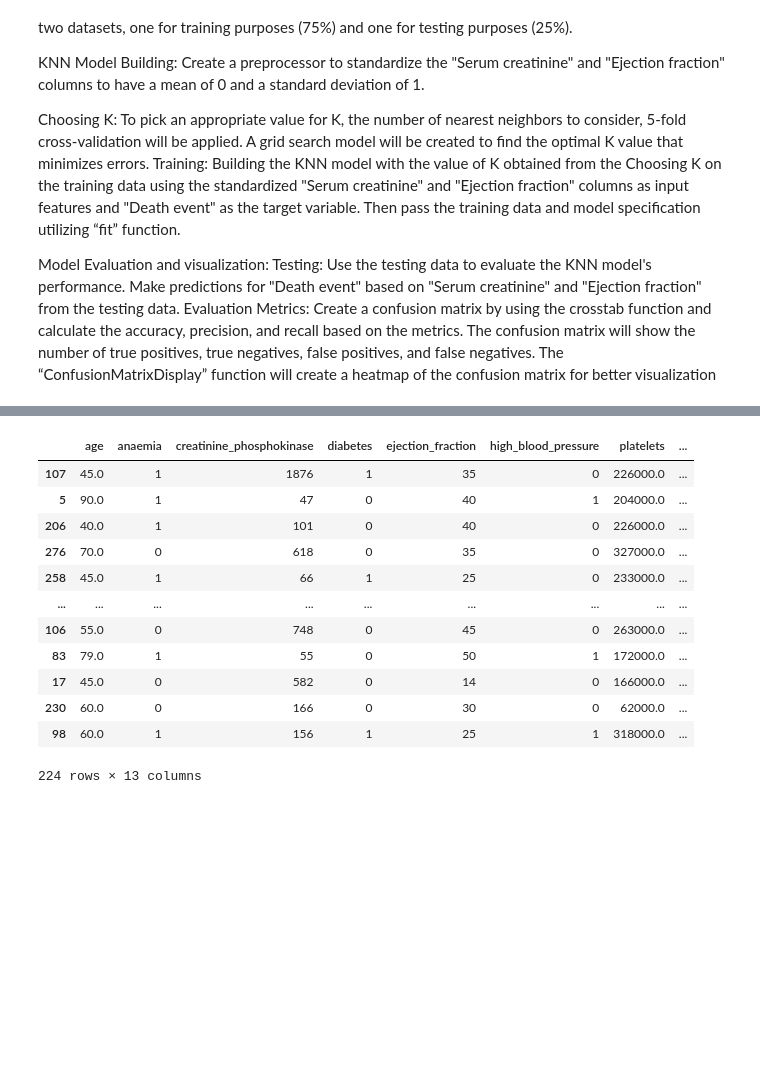
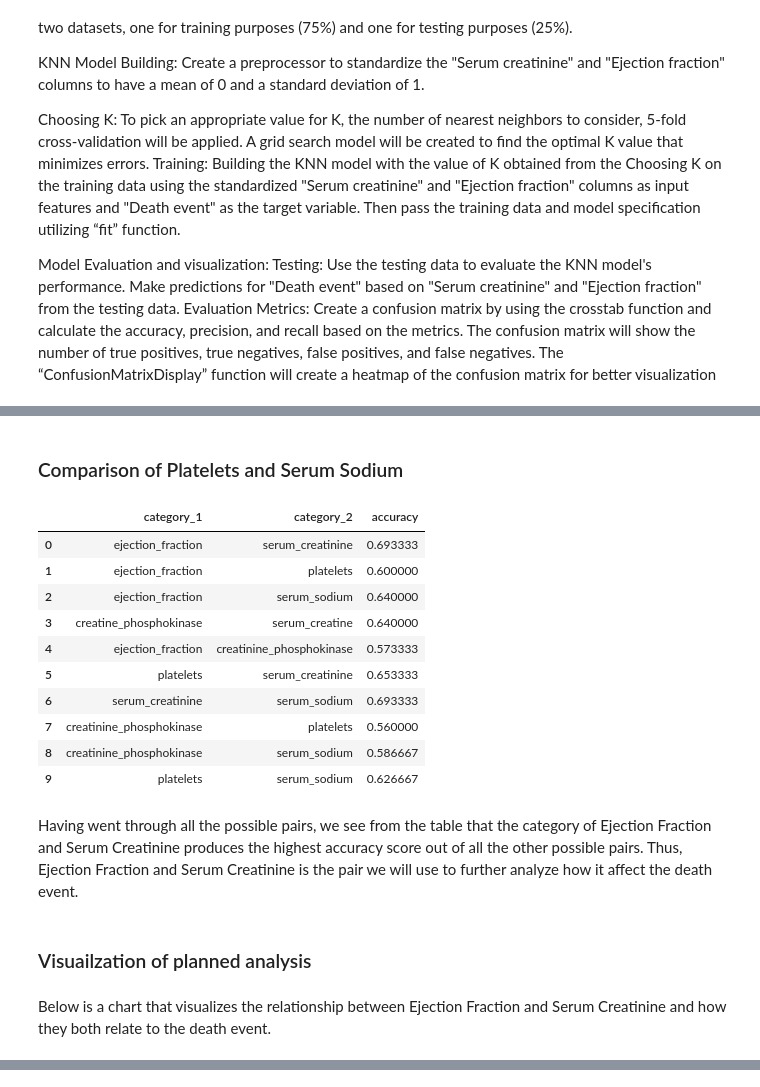
Before and after one commit to dymackenzie/group25Project, a Jupyter notebook: group_project_report.ipynb, the cells around one changed output, grey strips where cells are left out. Drawn from its saved outputs; the diff is of its cells as text; code cells hidden in the pictures; blank space fills up the shorter version.

```diff
--- a/group_project_report.ipynb
+++ b/group_project_report.ipynb
@@ -106,0 +372,4 @@ data
+# %%
+new_row = {'category_1' : 'serum_creatinine', 'category_2' : 'serum_sodium', 'accuracy' : heart_disease_prediction_accuracy }
+compared_categories_dataframe.loc[len(compared_categories_dataframe)] = new_row
+compared_categories_dataframe
@@ -106,0 +409,4 @@ data
+# %%
+new_row = {'category_1' : 'creatinine_phosphokinase', 'category_2' : 'platelets', 'accuracy' : heart_disease_prediction_accuracy }
+compared_categories_dataframe.loc[len(compared_categories_dataframe)] = new_row
+compared_categories_dataframe
@@ -106,0 +447,4 @@ data
+# %%
+new_row = {'category_1' : 'creatinine_phosphokinase', 'category_2' : 'serum_sodium', 'accuracy' : heart_disease_prediction_accuracy }
+compared_categories_dataframe.loc[len(compared_categories_dataframe)] = new_row
+compared_categories_dataframe
@@ -107,3 +462,49 @@ data
+# %% [markdown]
+### Comparison of Platelets and Serum Sodium
+# %%
+compared_categories = ['platelets', 'serum_sodium']
+heart_disease_preprocessor = make_column_transformer(
+     (StandardScaler(), compared_categories),
+     remainder= 'passthrough',
+     verbose_feature_names_out=False,
+)
+knn_spec6 = KNeighborsClassifier(n_neighbors=6)
+heart_disease_train.columns = heart_disease_train.columns.str.strip()
+X = heart_disease_train[compared_categories]
+y = heart_disease_train["death_event"]
+X = X.astype(float)
+
+heart_disease_fit = make_pipeline(heart_disease_preprocessor, knn_spec6)
+heart_disease_fit = heart_disease_fit.fit(X,y)
+
+heart_disease_test_predictions = heart_disease_test.assign(
+    predicted = heart_disease_fit.predict(heart_disease_test[compared_categories])
+)
+X_test = heart_disease_test_predictions[compared_categories]
+y_test = heart_disease_test_predictions["death_event"]
+heart_disease_prediction_accuracy = heart_disease_fit.score(X_test, y_test)
+# %%
+new_row = {'category_1' : 'platelets', 'category_2' : 'serum_sodium', 'accuracy' : heart_disease_prediction_accuracy }
+compared_categories_dataframe.loc[len(compared_categories_dataframe)] = new_row
+compared_categories_dataframe
+# %% [output]
+|  | category_1 | category_2 | accuracy |
+| 0 | ejection_fraction | serum_creatinine | 0.693333 |
+| 1 | ejection_fraction | platelets | 0.600000 |
+| 2 | ejection_fraction | serum_sodium | 0.640000 |
+| 3 | creatine_phosphokinase | serum_creatine | 0.640000 |
+| 4 | ejection_fraction | creatinine_phosphokinase | 0.573333 |
+| 5 | platelets | serum_creatinine | 0.653333 |
+| 6 | serum_creatinine | serum_sodium | 0.693333 |
+| 7 | creatinine_phosphokinase | platelets | 0.560000 |
+| 8 | creatinine_phosphokinase | serum_sodium | 0.586667 |
+| 9 | platelets | serum_sodium | 0.626667 |
+# %% [markdown]
+Having went through all the possible pairs, we see from the table that the category of Ejection Fraction and Serum Creatinine produces the highest accuracy score out of all the other possible pairs. Thus, Ejection Fraction and Serum Creatinine is the pair we will use to further analyze how it affect the death event.
+# %% [markdown]
+### Visuailzation of planned analysis
+# %% [markdown]
+Below is a chart that visualizes the relationship between Ejection Fraction and Serum Creatinine and how they both relate to the death event.
 # %%
 plot = alt.Chart(data).mark_point(opacity = 0.5).encode(
     x = alt.X('ejection_fraction', title = "Ejection Fraction in percentage (%)"),
@@ -113,20 +514,3 @@ plot = alt.Chart(data).mark_point(opacity = 0.5).encode(
 plot
 # %% [output]
 [interactive output not drawn]
-# %%
-heart_disease_train, heart_disease_test = train_test_split(data, test_size=0.25, random_state=123)
-heart_disease_train
-# %% [output]
-|  | age | anaemia | creatinine_phosphokinase | diabetes | ejection_fraction | high_blood_pressure | platelets | ... |
-| 107 | 45.0 | 1 | 1876 | 1 | 35 | 0 | 226000.0 | ... |
-| 5 | 90.0 | 1 | 47 | 0 | 40 | 1 | 204000.0 | ... |
-| 206 | 40.0 | 1 | 101 | 0 | 40 | 0 | 226000.0 | ... |
-| 276 | 70.0 | 0 | 618 | 0 | 35 | 0 | 327000.0 | ... |
-| 258 | 45.0 | 1 | 66 | 1 | 25 | 0 | 233000.0 | ... |
-| ... | ... | ... | ... | ... | ... | ... | ... | ... |
-| 106 | 55.0 | 0 | 748 | 0 | 45 | 0 | 263000.0 | ... |
-| 83 | 79.0 | 1 | 55 | 0 | 50 | 1 | 172000.0 | ... |
-| 17 | 45.0 | 0 | 582 | 0 | 14 | 0 | 166000.0 | ... |
-| 230 | 60.0 | 0 | 166 | 0 | 30 | 0 | 62000.0 | ... |
-| 98 | 60.0 | 1 | 156 | 1 | 25 | 1 | 318000.0 | ... |
-224 rows × 13 columns
```
Also changed, not shown: parts of 62 cells of this notebook.
